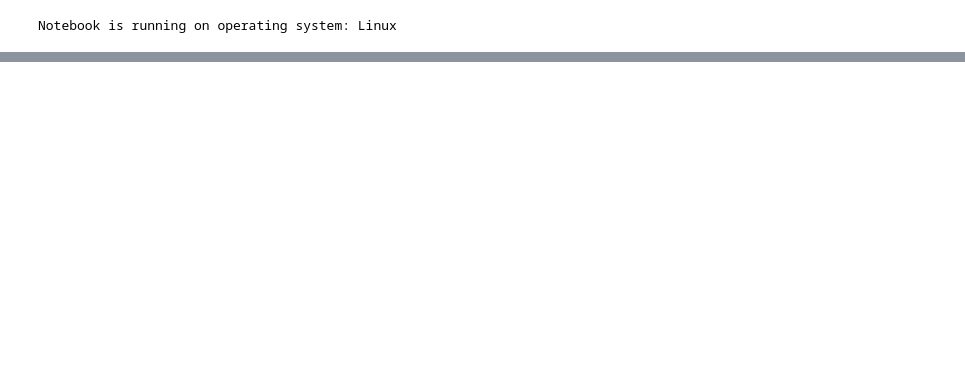
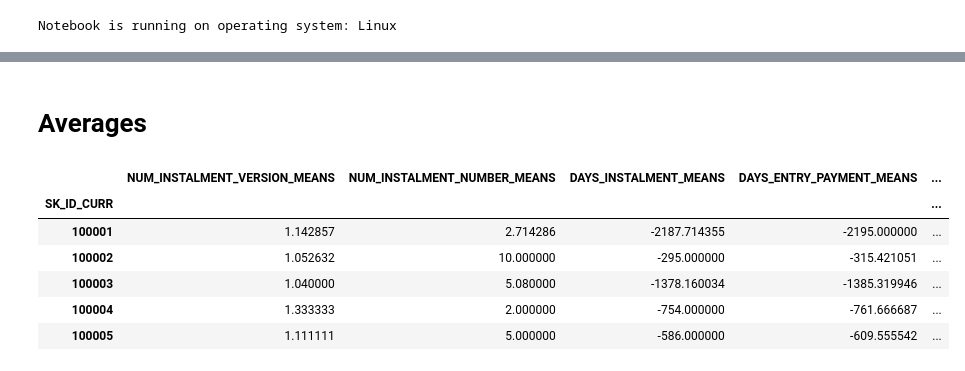
Before and after one commit to LegalEd/unbankedcredit, a Jupyter notebook: merge pd memory issue.ipynb, the cells around one changed output, grey strips where cells are left out. Cells and saved outputs as stored; diff of their text form; code cells hidden in the pictures; blank space fills up the shorter version.

```diff
--- a/merge pd memory issue.ipynb
+++ b/merge pd memory issue.ipynb
@@ -49,0 +130,10 @@ installments = pd.read_csv(install_file, low_memory=True, dtype=types_dict)
+# %% [markdown]
+# Averages
+# %%
+counts = installments[['SK_ID_CURR', 'LOAN_COUNT']] # make separate df with just loan and counts to add back later
+dropped = installments.drop(columns="LOAN_COUNT")
+
+means = dropped.groupby('SK_ID_CURR').mean()
+# %%
+
+sums = dropped.groupby('SK_ID_CURR').sum()
@@ -49,0 +142,10 @@ installments = pd.read_csv(install_file, low_memory=True, dtype=types_dict)
+# %%
+means_sums.head()
+# %% [output]
+|  | NUM_INSTALMENT_VERSION_MEANS | NUM_INSTALMENT_NUMBER_MEANS | DAYS_INSTALMENT_MEANS | DAYS_ENTRY_PAYMENT_MEANS | ... |
+| SK_ID_CURR |  |  |  |  | ... |
+| 100001 | 1.142857 | 2.714286 | -2187.714355 | -2195.000000 | ... |
+| 100002 | 1.052632 | 10.000000 | -295.000000 | -315.421051 | ... |
+| 100003 | 1.040000 | 5.080000 | -1378.160034 | -1385.319946 | ... |
+| 100004 | 1.333333 | 2.000000 | -754.000000 | -761.666687 | ... |
+| 100005 | 1.111111 | 5.000000 | -586.000000 | -609.555542 | ... |
```
Also changed, not shown: parts of 23 cells of this notebook, 2 other files.
